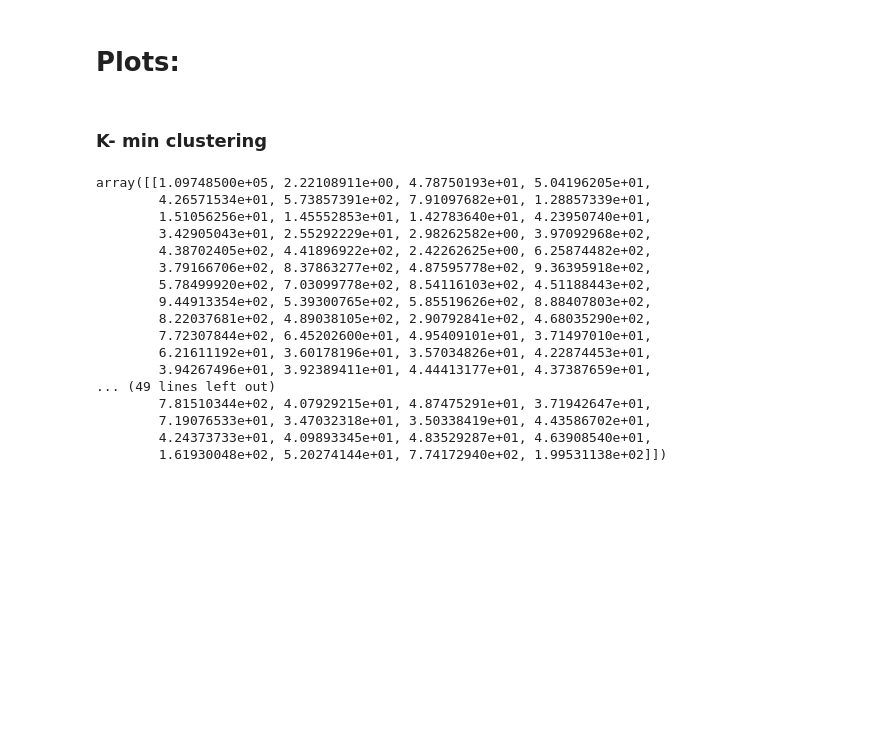
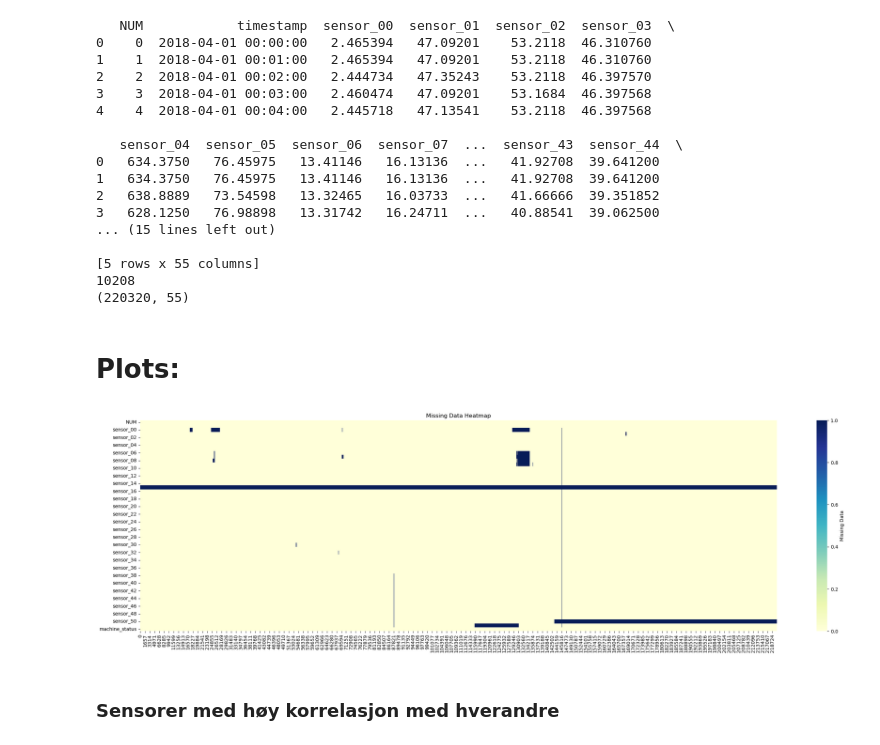
Before and after one commit to elisabellahj/MLing, a Jupyter notebook: Sensor.ipynb, the cells around one changed output. Cells and saved outputs as stored; diff of their text form; code cells hidden in the pictures; blank space fills up the shorter version.

```diff
--- a/Sensor.ipynb
+++ b/Sensor.ipynb
@@ -14,16 +21,46 @@ else:
     print("File not found!")
 
 
-sensor_data.drop(columns=["machine_status", "sensor_15", "timestamp" ], axis=1,  inplace=True)
-sensor_data.fillna(method='ffill', inplace=True)
+
+
+
+
+#Lager ny kolonne som teller sekunder i frem til 24 timer også resetter. For å se om tidspunkt på dagen kan ha noe og si
+# tidsliste = []
+# while len(tidsliste) < len(sensor_data):
+
+#     for i in range(1, 1441):
+#         if len(tidsliste) < len(sensor_data):
+#             tidsliste.append(i)
+# sensor_data["Time"] = tidsliste
+
+
 
 #print(sensor_data.info())
-#df.fillna(method='ffill', inplace=True)
-
 print(sensor_data.head())
 
 
 print(sensor_data["sensor_00"].isnull().sum())
+
+print(sensor_data.shape)
+# %% [output]
+   NUM            timestamp  sensor_00  sensor_01  sensor_02  sensor_03  \
+0    0  2018-04-01 00:00:00   2.465394   47.09201    53.2118  46.310760
+1    1  2018-04-01 00:01:00   2.465394   47.09201    53.2118  46.310760
+2    2  2018-04-01 00:02:00   2.444734   47.35243    53.2118  46.397570
+3    3  2018-04-01 00:03:00   2.460474   47.09201    53.1684  46.397568
+4    4  2018-04-01 00:04:00   2.445718   47.13541    53.2118  46.397568
+
+   sensor_04  sensor_05  sensor_06  sensor_07  ...  sensor_43  sensor_44  \
+0   634.3750   76.45975   13.41146   16.13136  ...   41.92708  39.641200
+1   634.3750   76.45975   13.41146   16.13136  ...   41.92708  39.641200
+2   638.8889   73.54598   13.32465   16.03733  ...   41.66666  39.351852
+3   628.1250   76.98898   13.31742   16.24711  ...   40.88541  39.062500
+... (15 lines left out)
+
+[5 rows x 55 columns]
+10208
+(220320, 55)
 # %% [markdown]
 # Plots:
 # %%
@@ -37,30 +74,12 @@ sensor_data.isnull().sum()
 #     plt.title(colums)
 #     plt.plot(sensor_data["NUM"], sensor_data[colums])
 #     plt.show()
-# %% [markdown]
-### K- min clustering
-# %%
-k = 5
-kmeans = KMeans(n_clusters=k)
-y_pred = kmeans.fit_predict(sensor_data)
-
-y_pred
-kmeans.cluster_centers_
-# %% [output]
-array([[1.09748500e+05, 2.22108911e+00, 4.78750193e+01, 5.04196205e+01,
-        4.26571534e+01, 5.73857391e+02, 7.91097682e+01, 1.28857339e+01,
-        1.51056256e+01, 1.45552853e+01, 1.42783640e+01, 4.23950740e+01,
-        3.42905043e+01, 2.55292229e+01, 2.98262582e+00, 3.97092968e+02,
-        4.38702405e+02, 4.41896922e+02, 2.42262625e+00, 6.25874482e+02,
-        3.79166706e+02, 8.37863277e+02, 4.87595778e+02, 9.36395918e+02,
-        5.78499920e+02, 7.03099778e+02, 8.54116103e+02, 4.51188443e+02,
-        9.44913354e+02, 5.39300765e+02, 5.85519626e+02, 8.88407803e+02,
-        8.22037681e+02, 4.89038105e+02, 2.90792841e+02, 4.68035290e+02,
-        7.72307844e+02, 6.45202600e+01, 4.95409101e+01, 3.71497010e+01,
-        6.21611192e+01, 3.60178196e+01, 3.57034826e+01, 4.22874453e+01,
-        3.94267496e+01, 3.92389411e+01, 4.44413177e+01, 4.37387659e+01,
-... (49 lines left out)
-        7.81510344e+02, 4.07929215e+01, 4.87475291e+01, 3.71942647e+01,
-        7.19076533e+01, 3.47032318e+01, 3.50338419e+01, 4.43586702e+01,
-        4.24373733e+01, 4.09893345e+01, 4.83529287e+01, 4.63908540e+01,
-        1.61930048e+02, 5.20274144e+01, 7.74172940e+02, 1.99531138e+02]])
+# %%
+plt.figure(figsize=(30,8))
+sns.heatmap(sensor_data.isna().transpose(),
+            cmap="YlGnBu",
+            cbar_kws={'label': 'Missing Data'})
+plt.title('Missing Data Heatmap')
+plt.show()
+# %% [output]
+[figure, added]
@@ -66,0 +94,2 @@ array([[1.09748500e+05, 2.22108911e+00, 4.78750193e+01, 5.04196205e+01,
+# %% [markdown]
+### Sensorer med høy korrelasjon med hverandre
```
Also changed, not shown: parts of 16 cells of this notebook, 1 other file.
